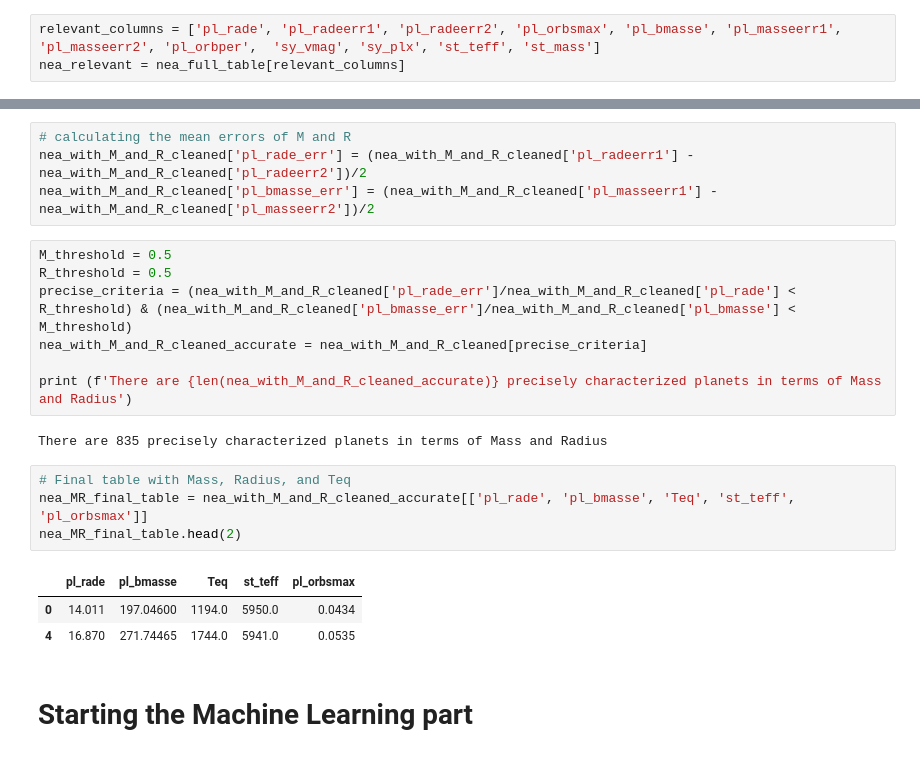
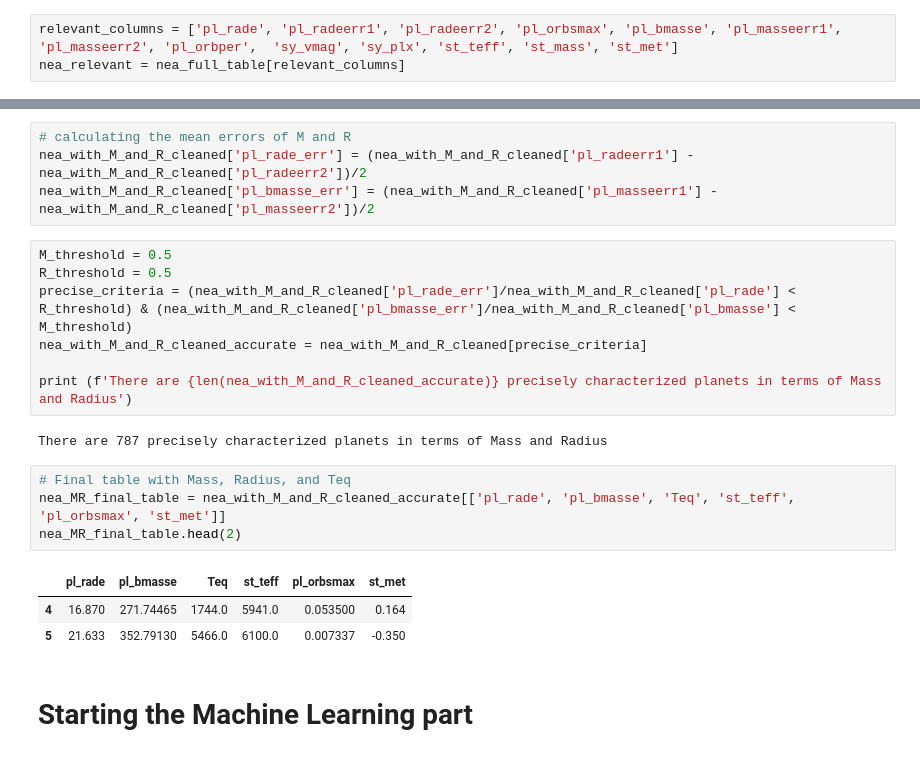
Before and after one commit to vadibekyan/ExoPLots, a Jupyter notebook: mr_ml.ipynb, the cells around one changed output, grey strips where cells are left out. Saved outputs shown, nothing was run; the diff lists cells and outputs as text.

```diff
--- a/mr_ml.ipynb
+++ b/mr_ml.ipynb
@@ -47,7 +47,7 @@ array(['pl_name', 'pl_letter', 'hostname', 'hd_name', 'hip_name',
 # %% [markdown]
 # Selecting columns that are relevant for the ML analysis
 # %%
-relevant_columns = ['pl_rade', 'pl_radeerr1', 'pl_radeerr2', 'pl_orbsmax', 'pl_bmasse', 'pl_masseerr1', 'pl_masseerr2', 'pl_orbper',  'sy_vmag', 'sy_plx', 'st_teff', 'st_mass']
+relevant_columns = ['pl_rade', 'pl_radeerr1', 'pl_radeerr2', 'pl_orbsmax', 'pl_bmasse', 'pl_masseerr1', 'pl_masseerr2', 'pl_orbper',  'sy_vmag', 'sy_plx', 'st_teff', 'st_mass', 'st_met']
 nea_relevant = nea_full_table[relevant_columns]
 # %% [markdown]
 ### Equilibrium temperature is important for the radius of hot planets.
@@ -173,15 +175,15 @@ nea_with_M_and_R_cleaned_accurate = nea_with_M_and_R_cleaned[precise_criteria]
 
 print (f'There are {len(nea_with_M_and_R_cleaned_accurate)} precisely characterized planets in terms of Mass and Radius')
 # %% [output]
-There are 835 precisely characterized planets in terms of Mass and Radius
+There are 787 precisely characterized planets in terms of Mass and Radius
 # %%
 # Final table with Mass, Radius, and Teq
-nea_MR_final_table = nea_with_M_and_R_cleaned_accurate[['pl_rade', 'pl_bmasse', 'Teq', 'st_teff', 'pl_orbsmax']]
+nea_MR_final_table = nea_with_M_and_R_cleaned_accurate[['pl_rade', 'pl_bmasse', 'Teq', 'st_teff', 'pl_orbsmax', 'st_met']]
 nea_MR_final_table.head(2)
 # %% [output]
-|  | pl_rade | pl_bmasse | Teq | st_teff | pl_orbsmax |
-| 0 | 14.011 | 197.04600 | 1194.0 | 5950.0 | 0.0434 |
-| 4 | 16.870 | 271.74465 | 1744.0 | 5941.0 | 0.0535 |
+|  | pl_rade | pl_bmasse | Teq | st_teff | pl_orbsmax | st_met |
+| 4 | 16.870 | 271.74465 | 1744.0 | 5941.0 | 0.053500 | 0.164 |
+| 5 | 21.633 | 352.79130 | 5466.0 | 6100.0 | 0.007337 | -0.350 |
 # %% [markdown]
 # Starting the Machine Learning part
 # %% [markdown]
```
Also changed, not shown: parts of 14 cells of this notebook, 1 other file.
